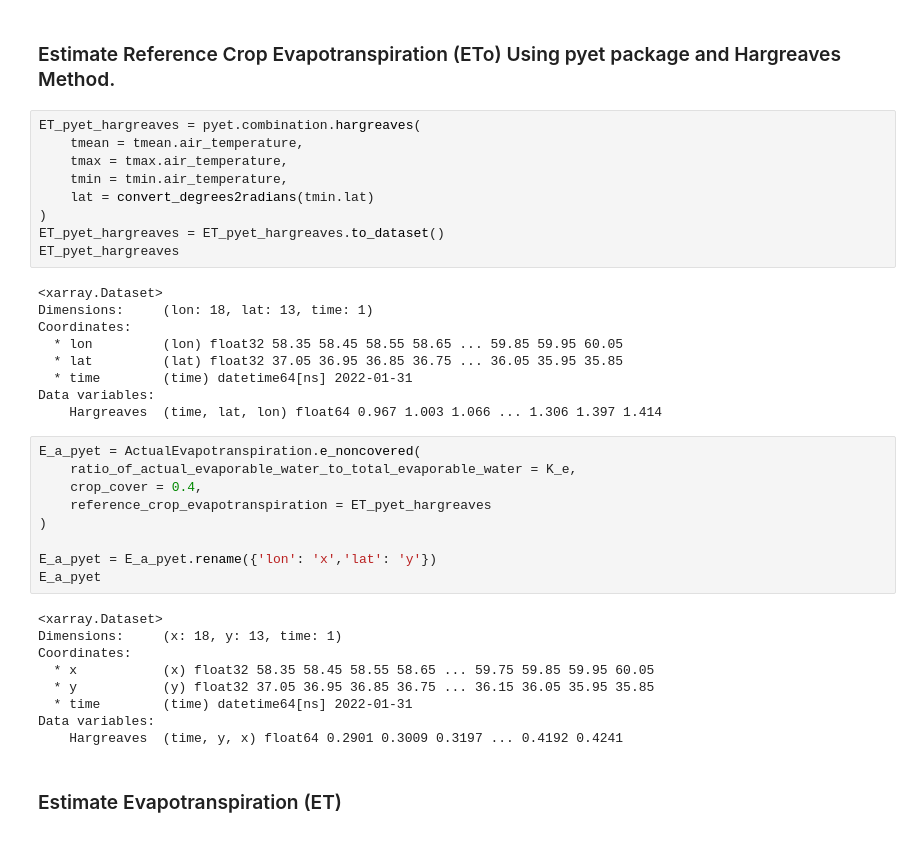
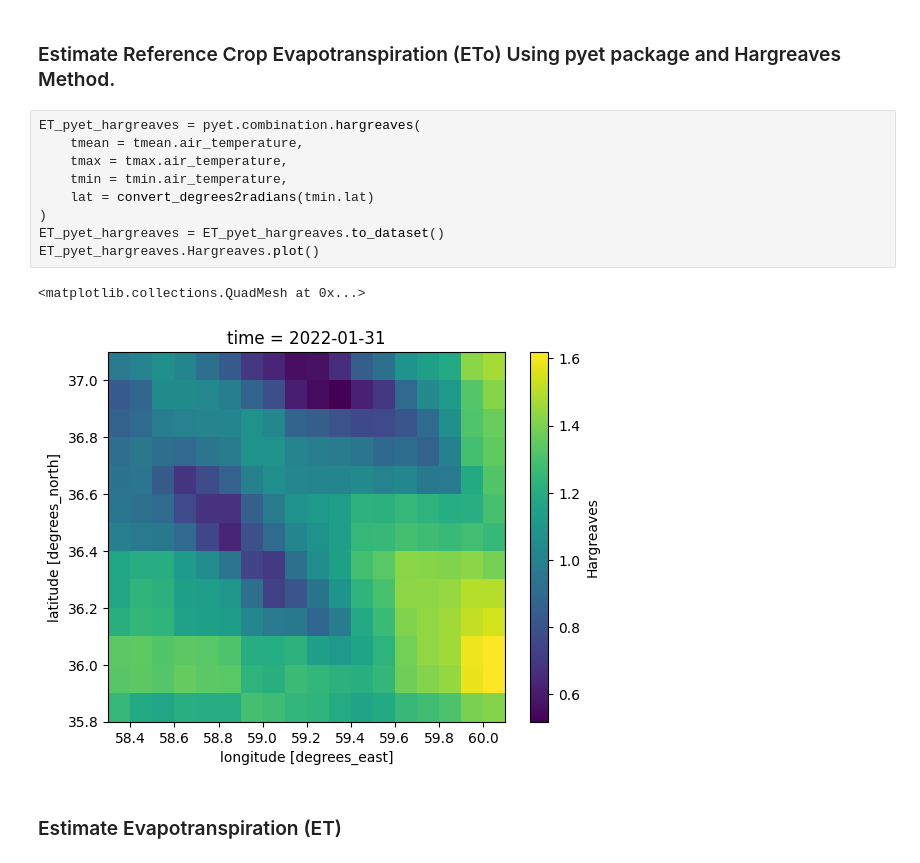
Before and after one commit to mahdi98mnm/WaterBalance_new, a Jupyter notebook: notebook/ET.ipynb, the cells around one changed output. Cells and saved outputs as stored; diff of their text form.

```diff
--- a/notebook/ET.ipynb
+++ b/notebook/ET.ipynb
@@ -540,39 +538,15 @@ ET_pyet_penman_dataset.ET_penman_pyet.plot()
 # %%
 ET_pyet_hargreaves = pyet.combination.hargreaves(
     tmean = tmean.air_temperature,
     tmax = tmax.air_temperature,
     tmin = tmin.air_temperature,
     lat = convert_degrees2radians(tmin.lat)
 )
 ET_pyet_hargreaves = ET_pyet_hargreaves.to_dataset()
-ET_pyet_hargreaves
+ET_pyet_hargreaves.Hargreaves.plot()
 # %% [output]
-<xarray.Dataset>
-Dimensions:     (lon: 18, lat: 13, time: 1)
-Coordinates:
-  * lon         (lon) float32 58.35 58.45 58.55 58.65 ... 59.85 59.95 60.05
-  * lat         (lat) float32 37.05 36.95 36.85 36.75 ... 36.05 35.95 35.85
-  * time        (time) datetime64[ns] 2022-01-31
-Data variables:
-    Hargreaves  (time, lat, lon) float64 0.967 1.003 1.066 ... 1.306 1.397 1.414
+<matplotlib.collections.QuadMesh at 0x...>
+[figure, added]
-# %%
-E_a_pyet = ActualEvapotranspiration.e_noncovered(
-    ratio_of_actual_evaporable_water_to_total_evaporable_water = K_e,
-    crop_cover = 0.4,
-    reference_crop_evapotranspiration = ET_pyet_hargreaves
-)
-
-E_a_pyet = E_a_pyet.rename({'lon': 'x','lat': 'y'})
-E_a_pyet
-# %% [output]
-<xarray.Dataset>
-Dimensions:     (x: 18, y: 13, time: 1)
-Coordinates:
-  * x           (x) float32 58.35 58.45 58.55 58.65 ... 59.75 59.85 59.95 60.05
-  * y           (y) float32 37.05 36.95 36.85 36.75 ... 36.15 36.05 35.95 35.85
-  * time        (time) datetime64[ns] 2022-01-31
-Data variables:
-    Hargreaves  (time, y, x) float64 0.2901 0.3009 0.3197 ... 0.4192 0.4241
 # %% [markdown]
 ### Estimate  Evapotranspiration (ET)
 # %%
```
Also changed, not shown: parts of 14 cells of this notebook.
